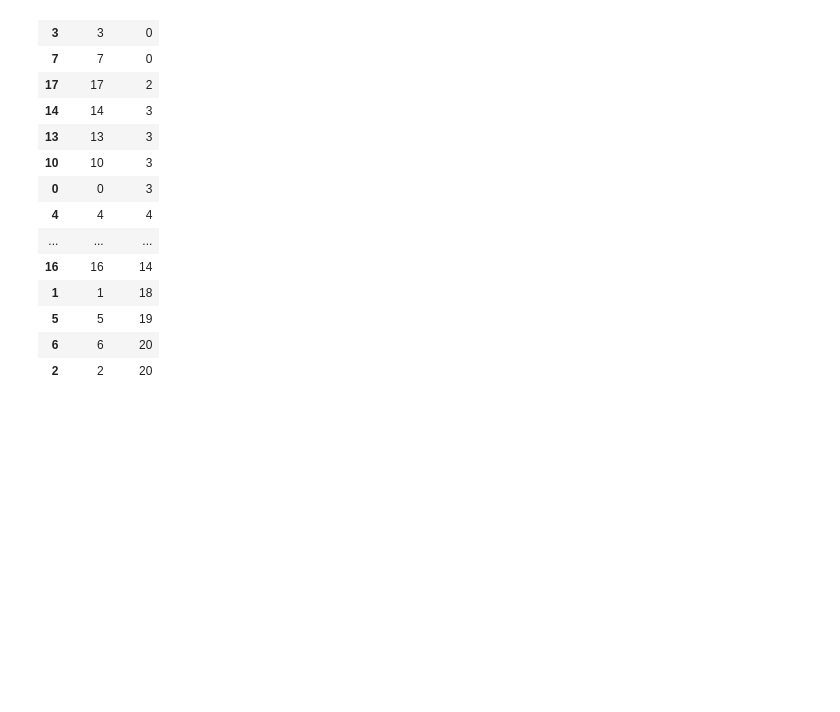
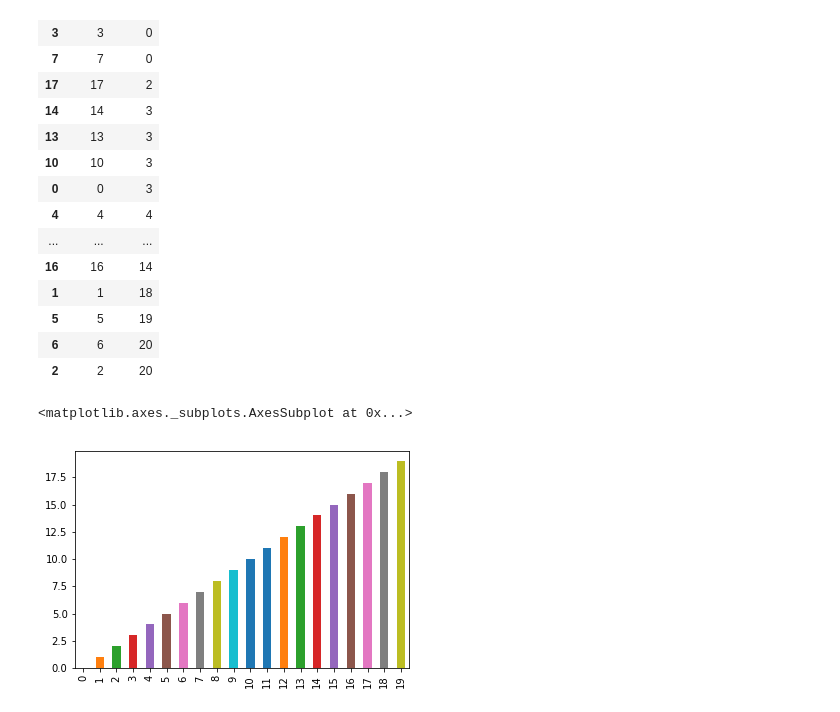
Before and after one commit to saibharath005/Coursera_Capstone, a Jupyter notebook: Capstone Project - The Battle of Neighborhoods (Week 2).ipynb, the cells around one changed output. Cells and saved outputs as stored; diff of their text form; code cells hidden in the pictures; blank space fills up the shorter version.

```diff
--- a/Capstone Project - The Battle of Neighborhoods (Week 2).ipynb
+++ b/Capstone Project - The Battle of Neighborhoods (Week 2).ipynb
@@ -476,3 +476,8 @@ pharma_dummy.sort_values("Count", ascending=True)
 | 5 | 5 | 19 |
 | 6 | 6 | 20 |
 | 2 | 2 | 20 |
+# %%
+pharma_dummy['Label'].plot(kind='bar')
+# %% [output]
+<matplotlib.axes._subplots.AxesSubplot at 0x...>
+[figure, added]
```
Also changed, not shown: parts of 1 cell of this notebook, 1 other file.
